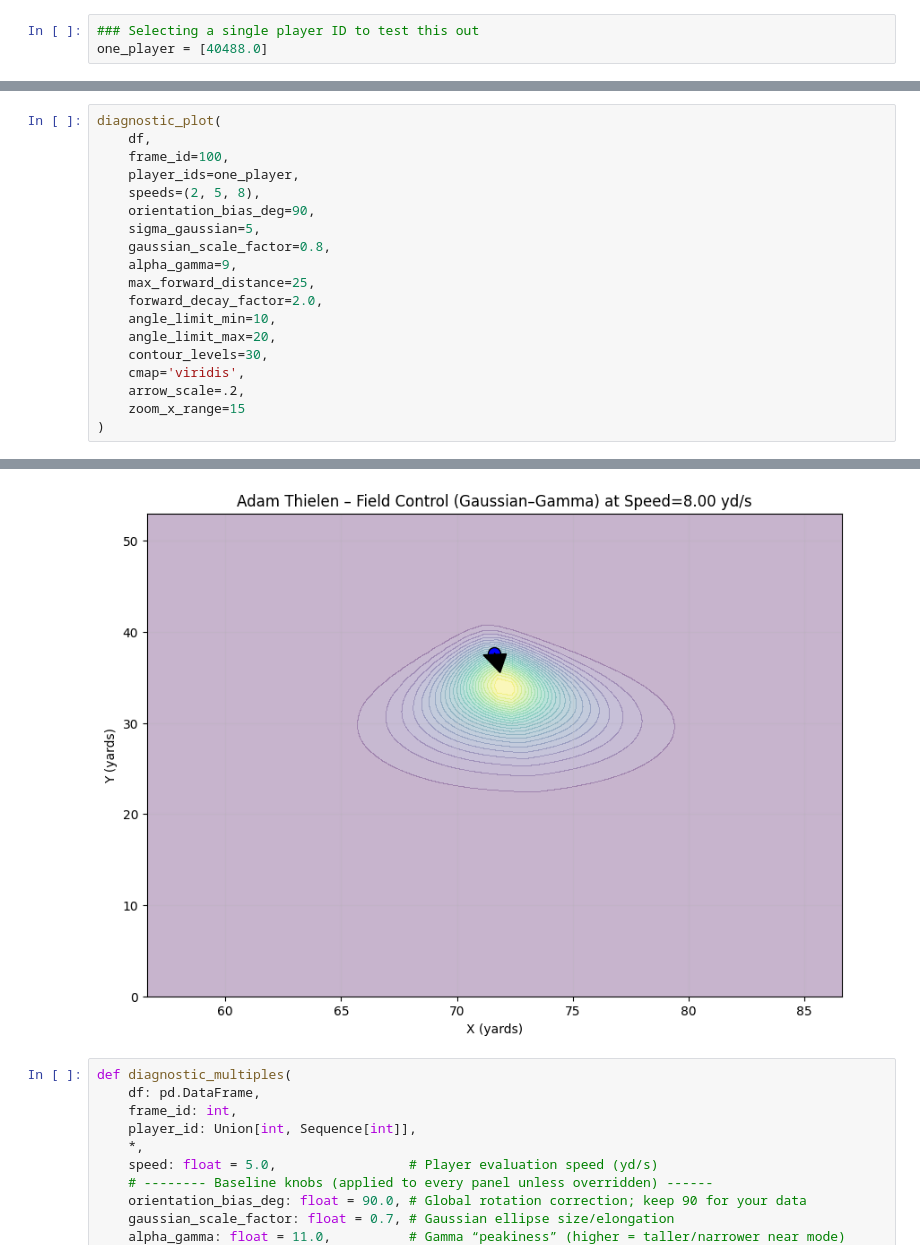
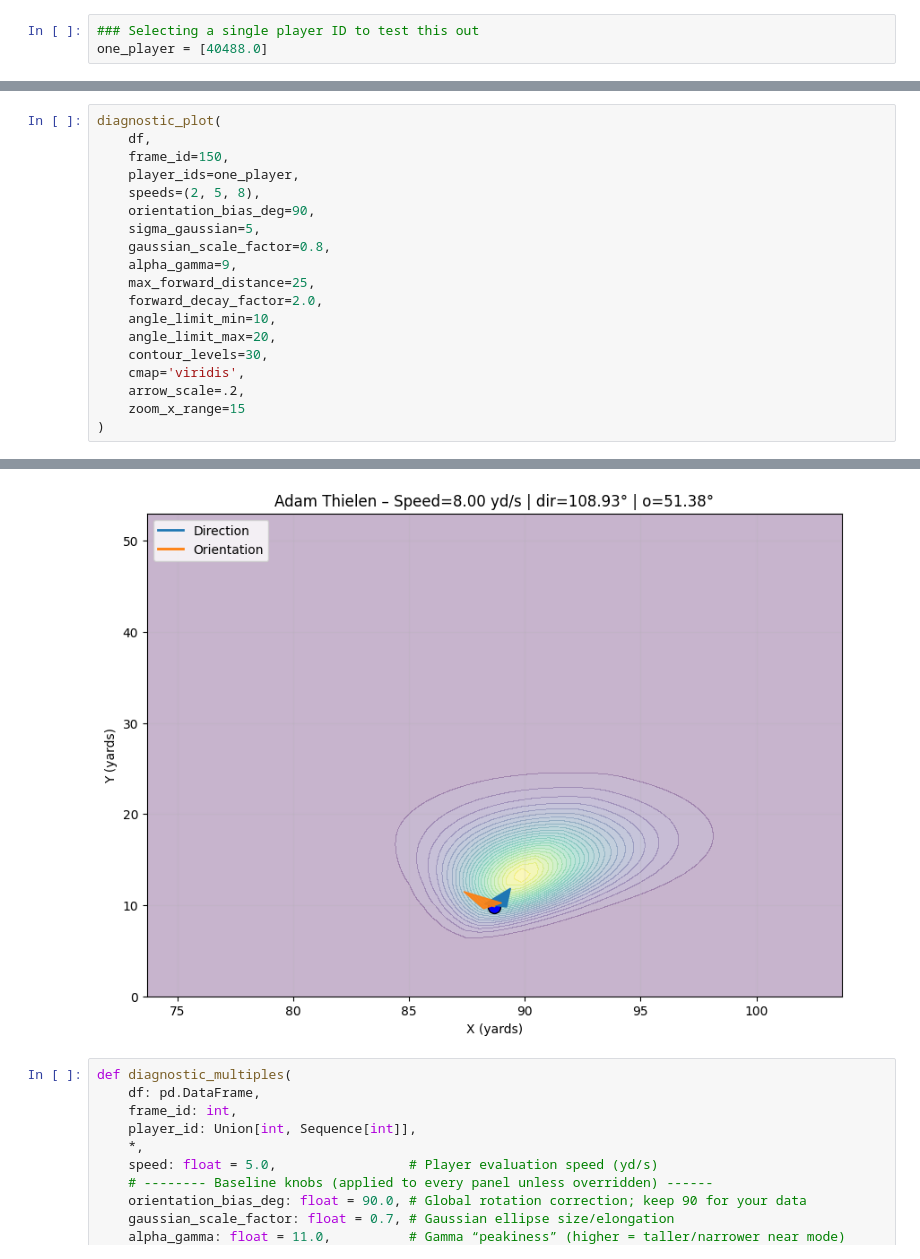
Before and after one commit to cincysam6/Field_Control_Model, a Jupyter notebook: Field_Control_Functions.ipynb, the cells around one changed output, grey strips where cells are left out. Cells and saved outputs as stored; diff of their text form.

```diff
--- a/Field_Control_Functions.ipynb
+++ b/Field_Control_Functions.ipynb
@@ -857,7 +832,7 @@ def diagnostic_plot(
 # %%
 diagnostic_plot(
     df,
-    frame_id=100,
+    frame_id=150,
     player_ids=one_player,
     speeds=(2, 5, 8),
     orientation_bias_deg=90,
@@ -879,4 +854,4 @@ diagnostic_plot(
-[figure, old version]
+[figure, new version]
 # %%
 def diagnostic_multiples(
     df: pd.DataFrame,
```
Also changed, not shown: parts of 10 cells of this notebook.
